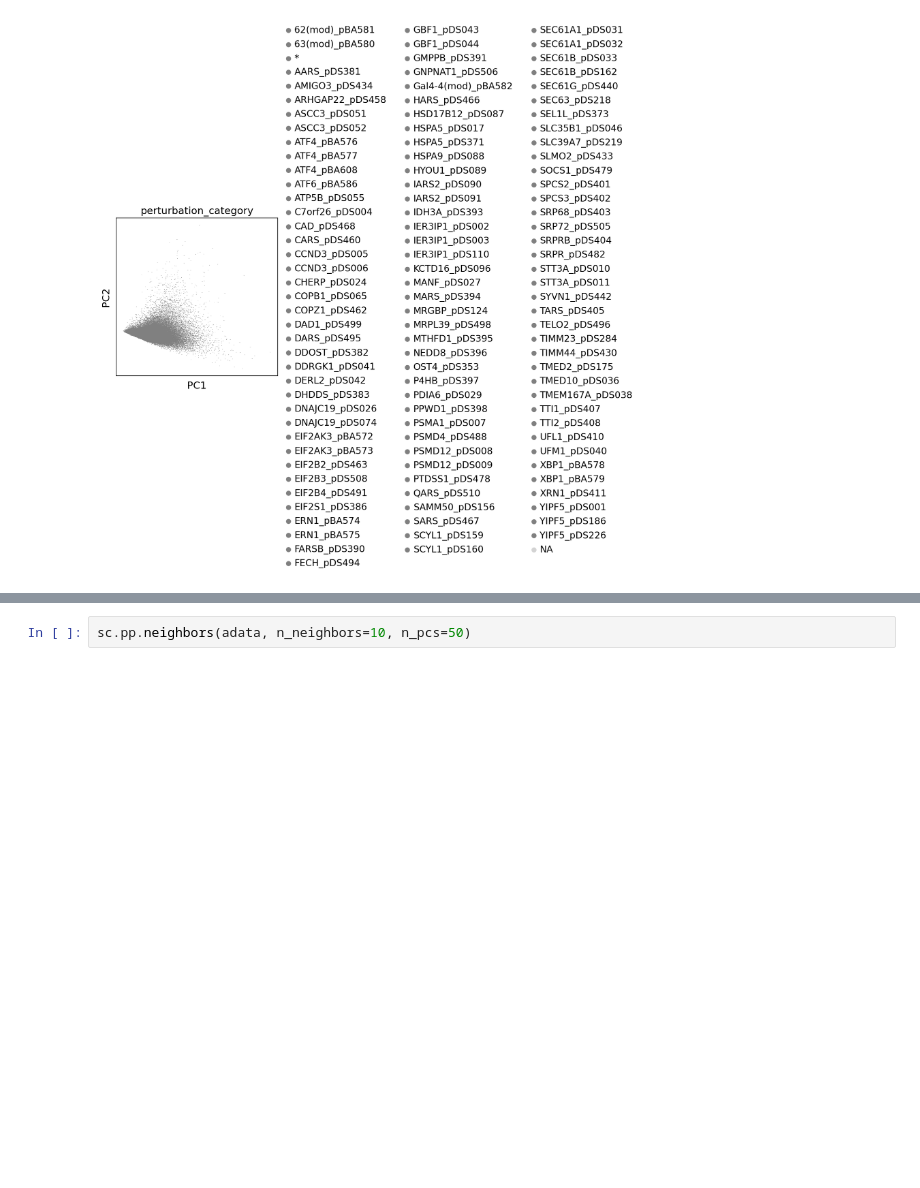
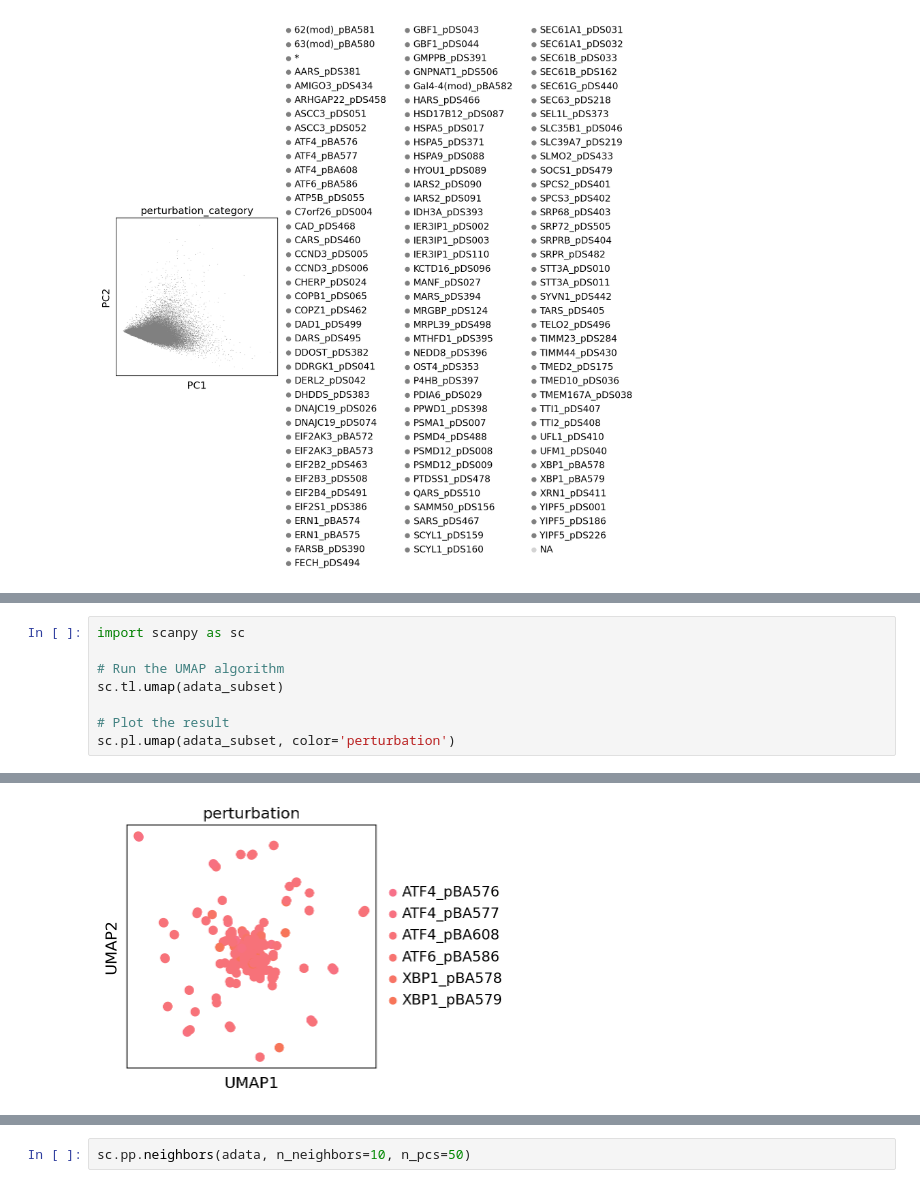
Before and after one commit to imahabub/scdiff, a Jupyter notebook: notebooks/8.3.23.sc_perturb.ipynb, the cells around one changed output, grey strips where cells are left out. Drawn from its saved outputs; the diff is of its cells as text; blank space fills up the shorter version.

```diff
--- a/notebooks/8.3.23.sc_perturb.ipynb
+++ b/notebooks/8.3.23.sc_perturb.ipynb
@@ -255,0 +286,9 @@ sc.pl.pca(adata, color='perturbation')
+# %%
+import scanpy as sc
+
+# Run the UMAP algorithm
+sc.tl.umap(adata_subset)
+
+# Plot the result
+sc.pl.umap(adata_subset, color='perturbation')
+# %% [output]
@@ -255,0 +301 @@ sc.pl.pca(adata, color='perturbation')
+[figure, added]
```
Also changed, not shown: parts of 9 cells of this notebook, 5 other files.
